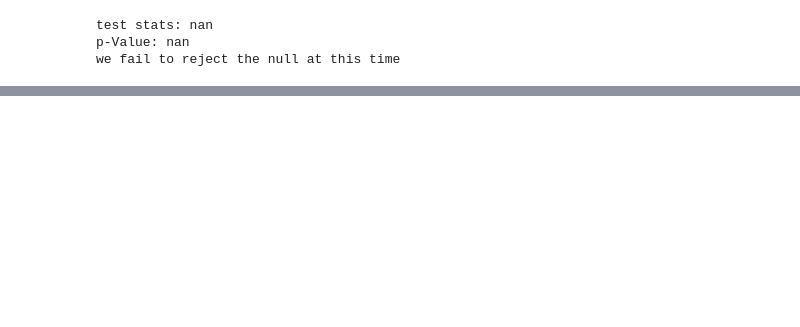
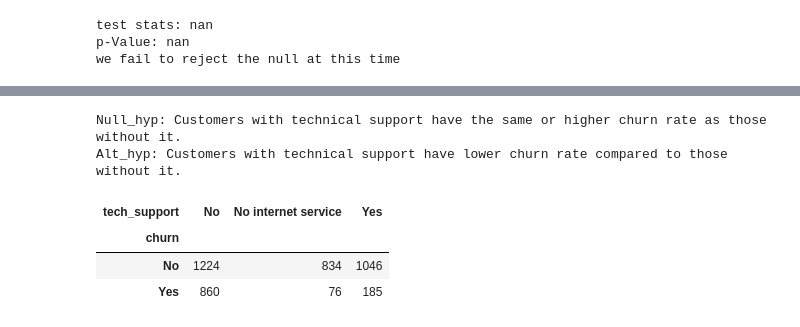
Before and after one commit to MigashaneVictoire/telco_churn_classification_project, a Jupyter notebook: statistic_testing.ipynb, the cells around one changed output, grey strips where cells are left out. Drawn from its saved outputs; the diff is of its cells as text; code cells hidden in the pictures; blank space fills up the shorter version.

```diff
--- a/statistic_testing.ipynb
+++ b/statistic_testing.ipynb
@@ -410,0 +526,14 @@ we fail to reject the null at this time
+# %%
+print("Null_hyp: Customers with technical support have the same or higher churn rate as those without it.")
+print("Alt_hyp: Customers with technical support have lower churn rate compared to those without it.")
+
+# run a contegency tale
+cont_table = pd.crosstab(train.churn, train.tech_support)
+cont_table
+# %% [output]
+Null_hyp: Customers with technical support have the same or higher churn rate as those without it.
+Alt_hyp: Customers with technical support have lower churn rate compared to those without it.
+| tech_support | No | No internet service | Yes |
+| churn |  |  |  |
+| No | 1224 | 834 | 1046 |
+| Yes | 860 | 76 | 185 |
```
Also changed, not shown: parts of 22 cells of this notebook.
